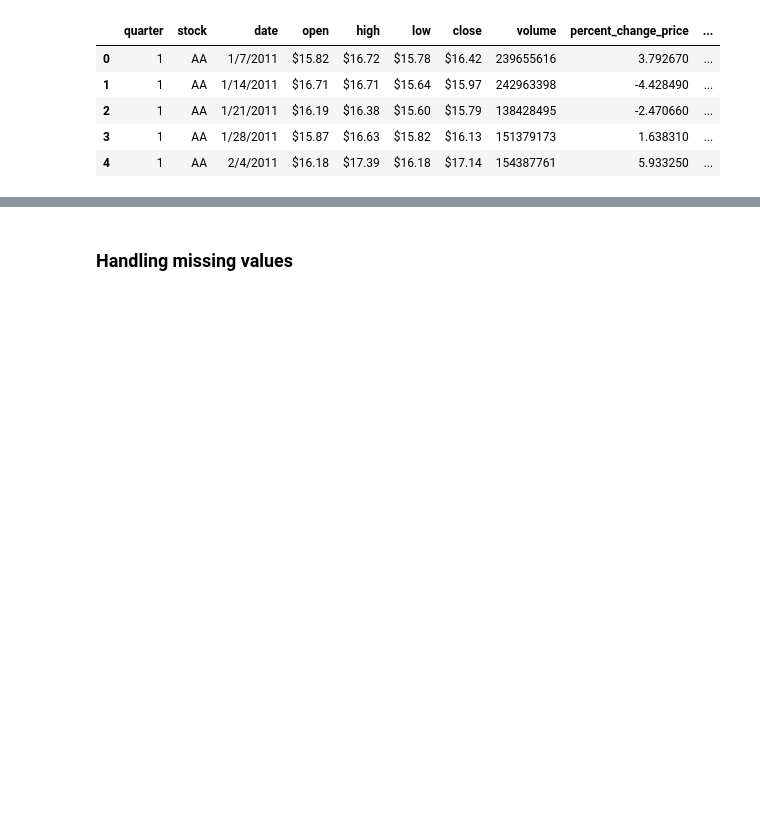
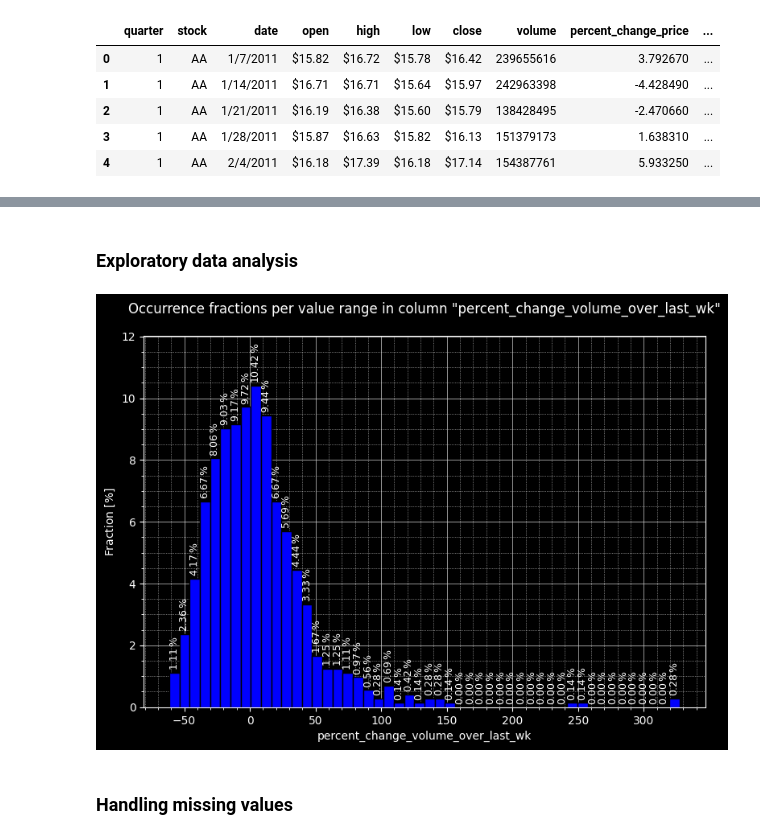
Before and after one commit to eliocpereira95/DSU-Recruitment-Challenges, a Jupyter notebook: submission.ipynb, the cells around one changed output, grey strips where cells are left out. Saved outputs shown, nothing was run; the diff lists cells and outputs as text; code cells hidden in the pictures; blank space fills up the shorter version.

Commit message:
Big progresses in understanding the data.

```diff
--- a/submission.ipynb
+++ b/submission.ipynb
@@ -100,0 +161,2 @@ Raw data
+# %% [markdown]
+### Exploratory data analysis
@@ -101,2 +250,12 @@ Raw data
+# %%
+hisplot_custom(
+    df=data,
+    col="percent_change_volume_over_last_wk",
+    stat="percent",
+    bins=50,
+    bar_label_rotation=90
+)
+# %% [output]
+[figure, added]
 # %% [markdown]
 ###  Handling missing values
```
Also changed, not shown: parts of 15 cells of this notebook.
